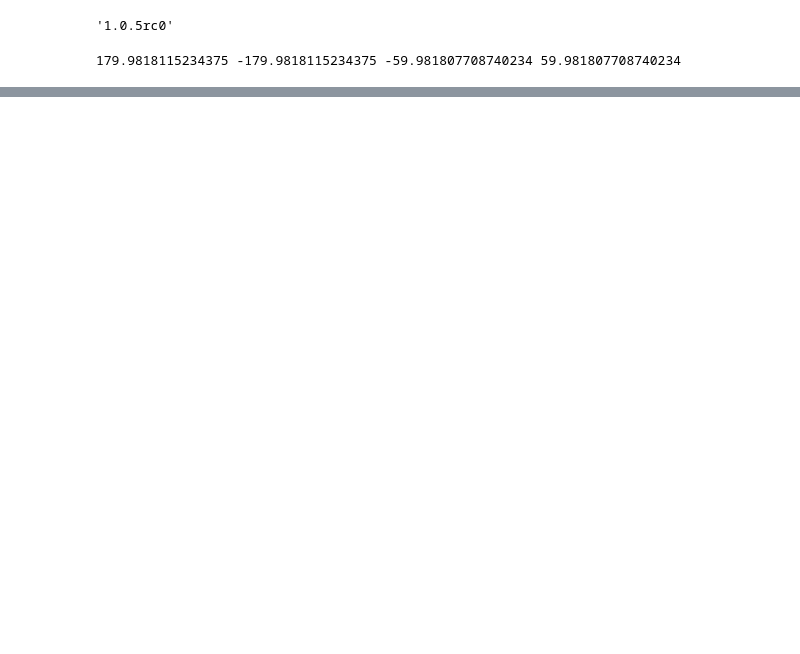
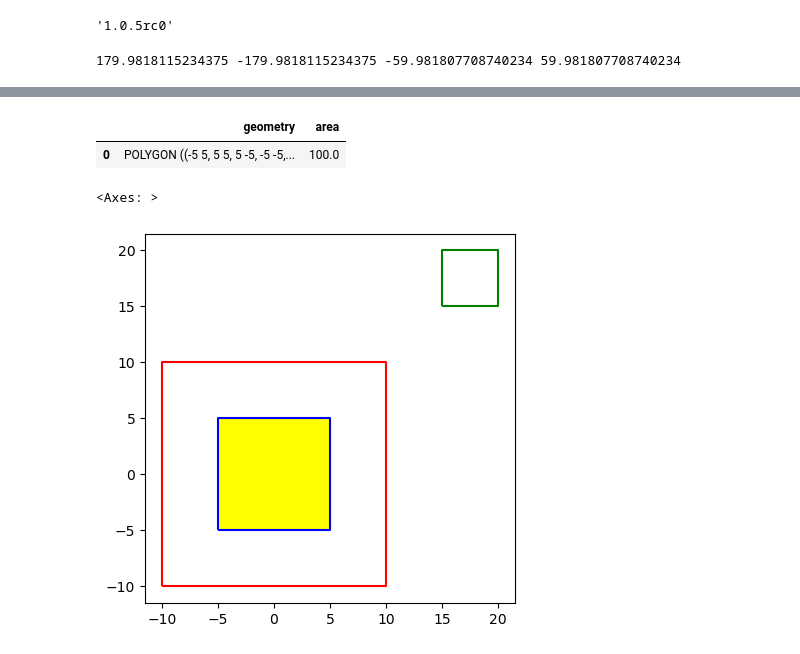
Before and after one commit to fortracc/pyfortracc, a Jupyter notebook: examples/testes_MRGSPL/Track_Infrared_global.ipynb, the cells around one changed output, grey strips where cells are left out. Drawn from its saved outputs; the diff is of its cells as text; code cells hidden in the pictures; blank space fills up the shorter version.

```diff
--- a/examples/testes_MRGSPL/Track_Infrared_global.ipynb
+++ b/examples/testes_MRGSPL/Track_Infrared_global.ipynb
@@ -253,0 +252,24 @@ Generating animation...
+# %%
+poligono_grande = Polygon([(-10, -10), (10, -10), (10, 10), (-10, 10), (-10, -10)])
+poligono_pequeno = Polygon([(-5, -5), (5, -5), (5, 5), (-5, 5), (-5, -5)])
+poligono_fora = Polygon([(15, 15), (20, 15), (20, 20), (15, 20), (15, 15)])
+gdf_grande = gpd.GeoDataFrame({'geometry': [poligono_grande]})
+gdf_pequeno = gpd.GeoDataFrame({'geometry': [poligono_pequeno]})
+gdf_fora = gpd.GeoDataFrame({'geometry': [poligono_fora]})
+# %%
+intersection = gpd.overlay(gdf_grande,gdf_pequeno, how='intersection')
+intersection['area'] = intersection.area
+intersection
+# %% [output]
+|  | geometry | area |
+| 0 | POLYGON ((-5 5, 5 5, 5 -5, -5 -5,... | 100.0 |
+# %%
+fig, ax = plt.subplots()
+gdf_grande.boundary.plot(ax=ax, color='red')
+gdf_pequeno.boundary.plot(ax=ax, color='blue')
+gdf_fora.boundary.plot(ax=ax, color='green')
+
+intersection.plot(ax=ax, color='yellow')
+# %% [output]
+<Axes: >
+[figure, added]
```
Also changed, not shown: parts of 16 cells of this notebook, 7 other files.
